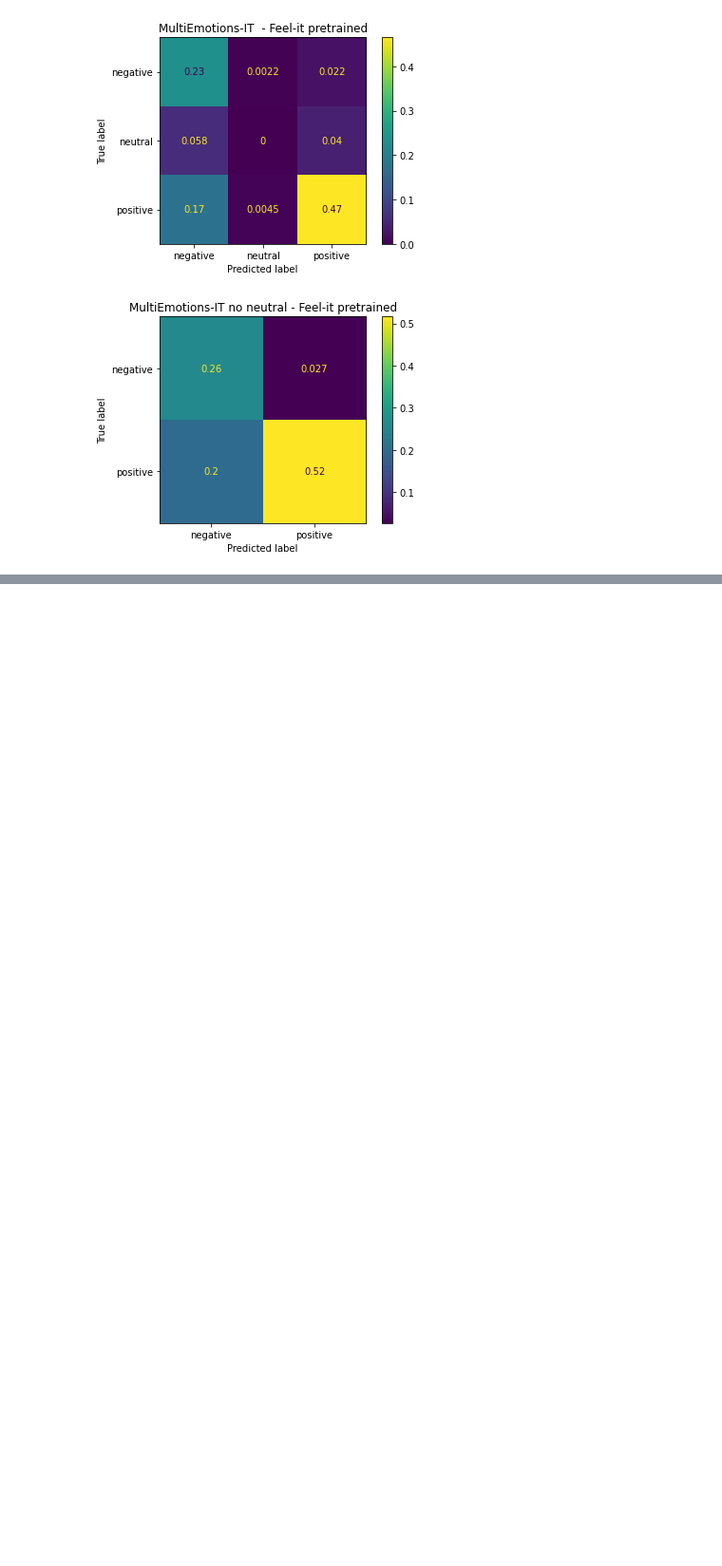
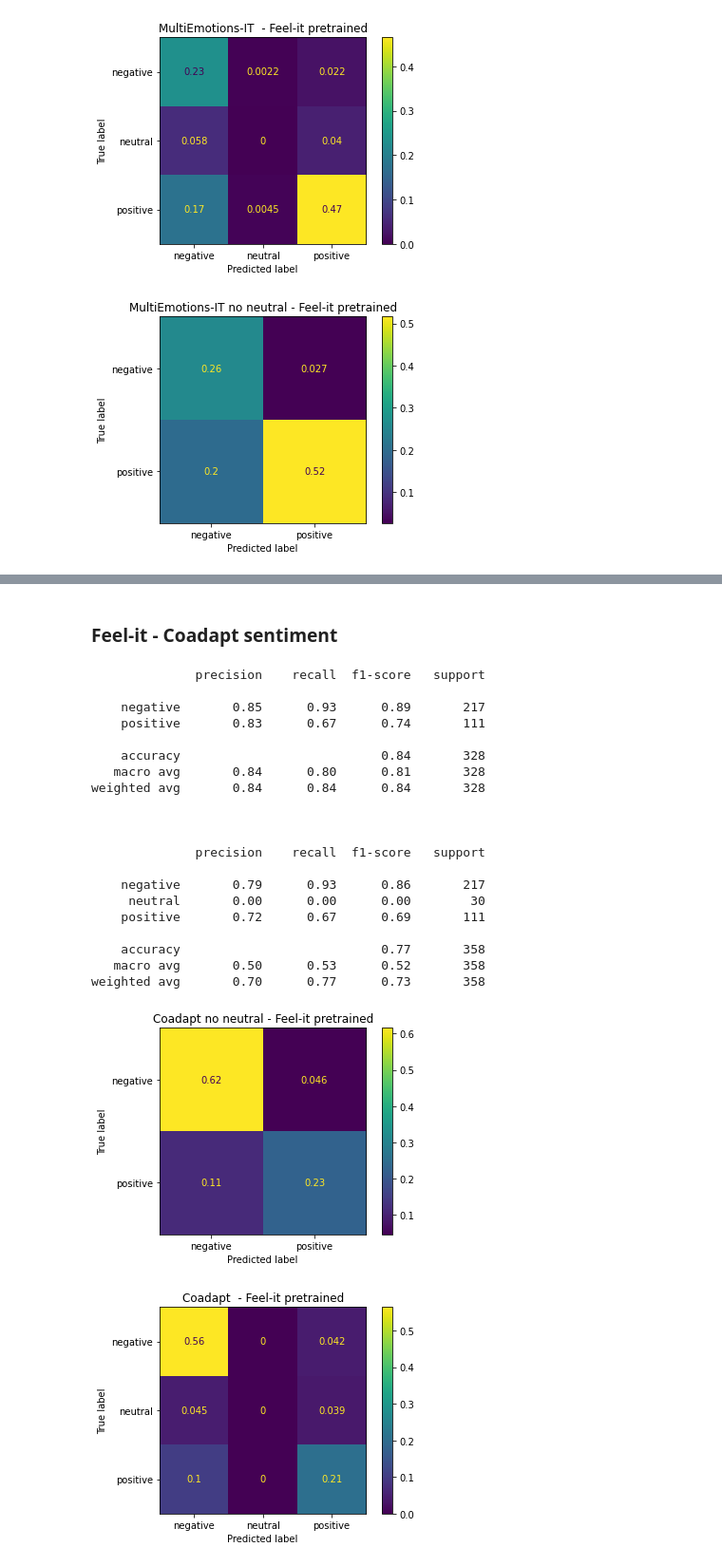
Before and after one commit to steveazzolin/NLU_final_project, a Jupyter notebook: AlBERTo error analysis.ipynb, the cells around one changed output, grey strips where cells are left out. Shown at 95% size. Cells and saved outputs as stored; diff of their text form; code cells hidden in the pictures; blank space fills up the shorter version.

```diff
--- a/AlBERTo error analysis.ipynb
+++ b/AlBERTo error analysis.ipynb
@@ -1034,0 +1462,28 @@ weighted avg       0.84      0.77      0.78       403
+# %% [markdown]
+### Feel-it - Coadapt sentiment
+# %%
+eval_feelit_model(coadapt, keep_neutrals=False, dataset_name="Coadapt", plot_confidence=False)
+eval_feelit_model(coadapt, keep_neutrals=True, dataset_name="Coadapt", plot_confidence=False)
+# %% [output]
+              precision    recall  f1-score   support
+
+    negative       0.85      0.93      0.89       217
+    positive       0.83      0.67      0.74       111
+
+    accuracy                           0.84       328
+   macro avg       0.84      0.80      0.81       328
+weighted avg       0.84      0.84      0.84       328
+
+
+
+              precision    recall  f1-score   support
+
+    negative       0.79      0.93      0.86       217
+     neutral       0.00      0.00      0.00        30
+    positive       0.72      0.67      0.69       111
+
+    accuracy                           0.77       358
+   macro avg       0.50      0.53      0.52       358
+weighted avg       0.70      0.77      0.73       358
+[figure, added]
+[figure, added]
```
Also changed, not shown: parts of 58 cells of this notebook.
